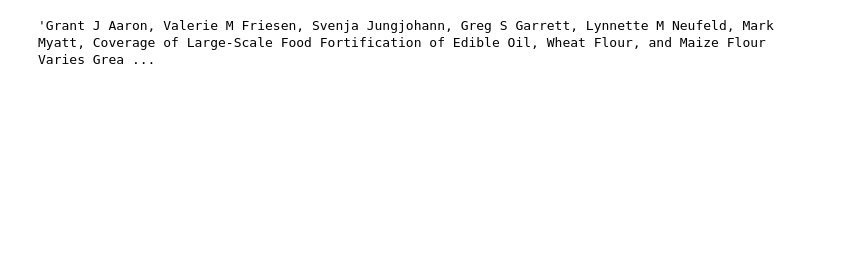
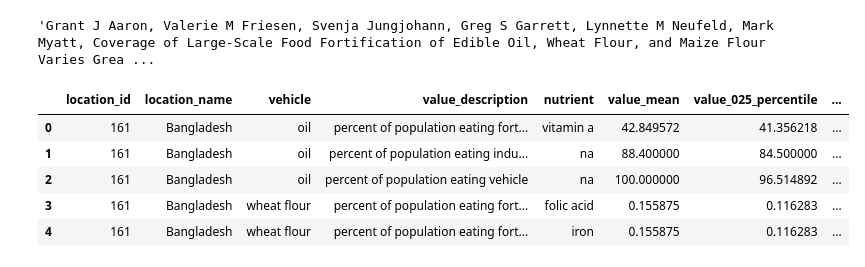
Before and after one commit to ihmeuw/vivarium_research_lsff, a Jupyter notebook: data_prep/pipeline/interim/2021_03_17_clean_population_coverage_data_tier2.ipynb, the cells around one changed output. Drawn from its saved outputs; the diff is of its cells as text; code cells hidden in the pictures; blank space fills up the shorter version.

```diff
--- a/data_prep/pipeline/interim/2021_03_17_clean_population_coverage_data_tier2.ipynb
+++ b/data_prep/pipeline/interim/2021_03_17_clean_population_coverage_data_tier2.ipynb
@@ -1485,3 +1485,12 @@ output = loc_metadata[['location_id','location_name']].merge(output.reset_index(
 # %%
 save_path = '/ihme/homes/beatrixh/vivarium_research_lsff/data_prep/outputs/population_coverage_data_tier2_locs_3_17_2021.csv'
 output.to_csv(save_path, index = False)
+# %%
+output.head()
+# %% [output]
+|  | location_id | location_name | vehicle | value_description | nutrient | value_mean | value_025_percentile | ... |
+| 0 | 161 | Bangladesh | oil | percent of population eating fort... | vitamin a | 42.849572 | 41.356218 | ... |
+| 1 | 161 | Bangladesh | oil | percent of population eating indu... | na | 88.400000 | 84.500000 | ... |
+| 2 | 161 | Bangladesh | oil | percent of population eating vehicle | na | 100.000000 | 96.514892 | ... |
+| 3 | 161 | Bangladesh | wheat flour | percent of population eating fort... | folic acid | 0.155875 | 0.116283 | ... |
+| 4 | 161 | Bangladesh | wheat flour | percent of population eating fort... | iron | 0.155875 | 0.116283 | ... |
```
Also changed, not shown: parts of 1 cell of this notebook, 1 other file.
